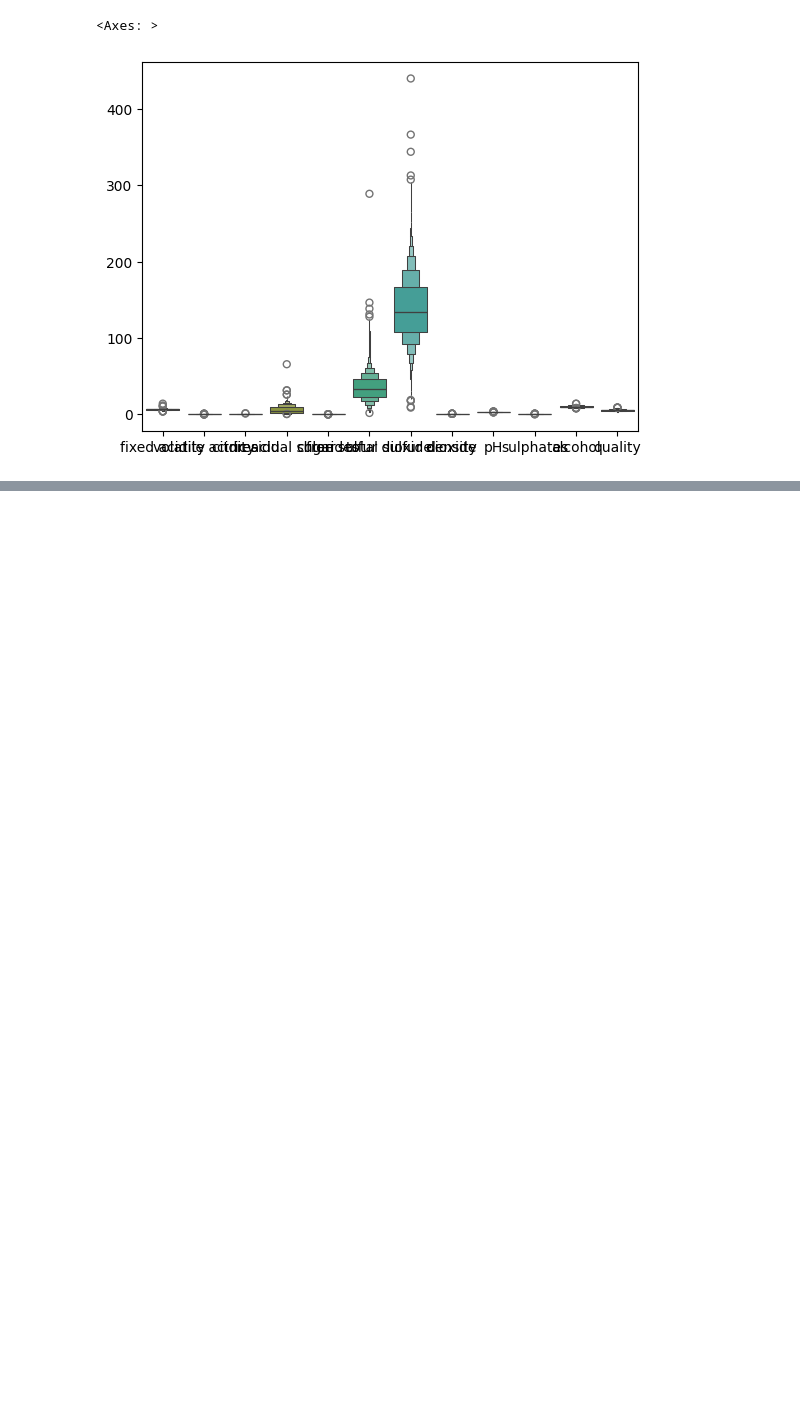
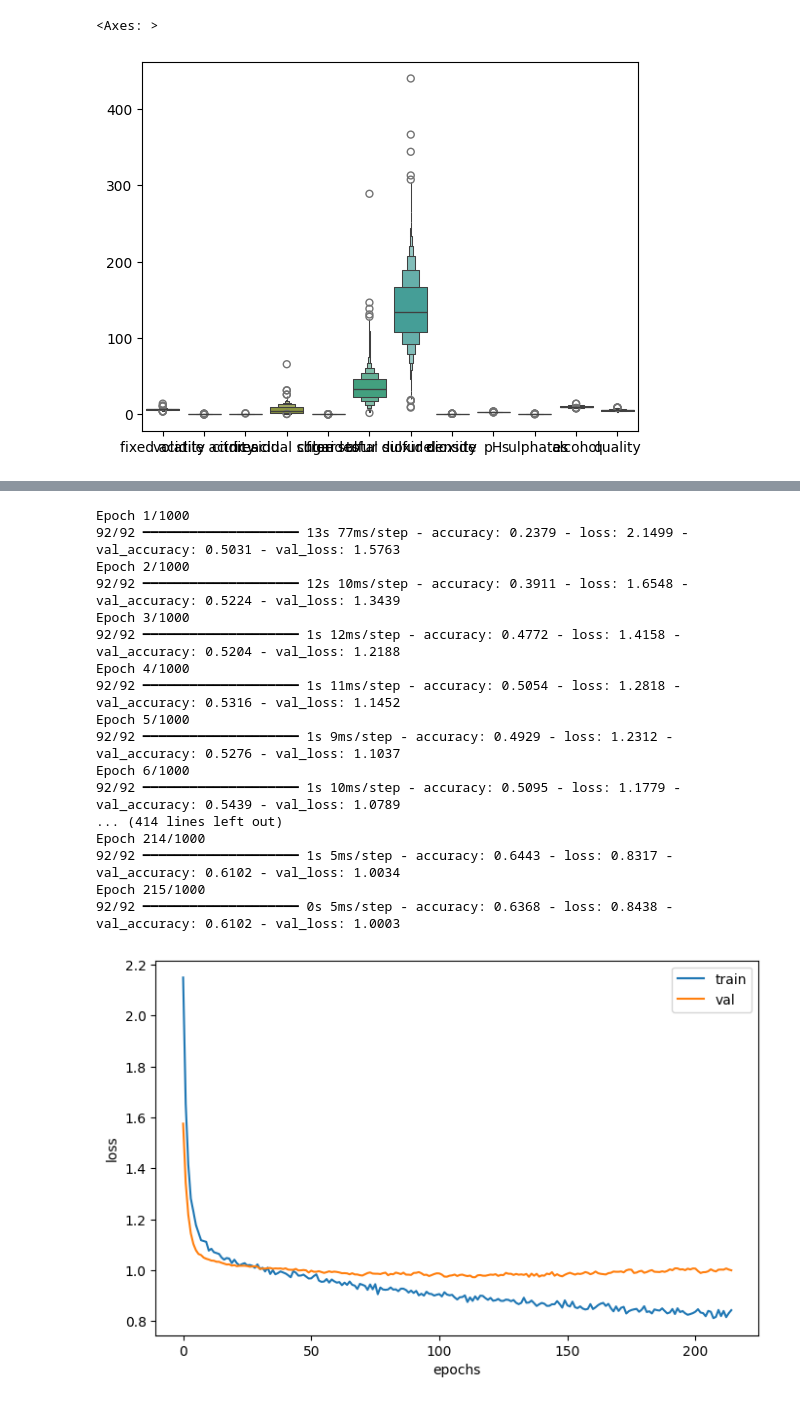
Before and after one commit to mandongs/fintech4, a Jupyter notebook: 07DeepLearning/04다중클래스분류_callback사용해 과적합 막고 최고 성능 모델 저장하기.ipynb, the cells around one changed output, grey strips where cells are left out. Cells and saved outputs as stored; diff of their text form; code cells hidden in the pictures; blank space fills up the shorter version.

```diff
--- a/07DeepLearning/04다중클래스분류_callback사용해 과적합 막고 최고 성능 모델 저장하기.ipynb
+++ b/07DeepLearning/04다중클래스분류_callback사용해 과적합 막고 최고 성능 모델 저장하기.ipynb
@@ -51,0 +286,12 @@ data['quality']
+# %%
+scv = StratifiedKFold(shuffle=True, random_state=42)
+params = dict(max_depth=[3,6,9,12,15],
+             n_estimators=[100, 300, 500, 1000, 1500, 2000])
+model = RandomForestClassifier(random_state=42, class_weight='balanced')
+randcv = RandomizedSearchCV(estimator=model, n_iter=50, param_distributions=params,
+                           cv=scv, random_state=42, n_jobs=-1)
+randcv.fit(rs_X_train, y_train)
+print("best_estimator: ", randcv.best_estimator_)
+print("best_params: ", randcv.best_params_)
+val_pred2 = randcv.predict(rs_X_valid)
+print(classification_report(y_valid, val_pred2))
@@ -51,0 +396,14 @@ data['quality']
+# %%
+model = Sequential()
+model.add(Input(shape=(rs_X_train.shape[1], )))
+model.add(Dense(128, activation='relu'))
+model.add(BatchNormalization())
+model.add(Dropout(0.3))
+model.add(Dense(64, activation='relu'))
+model.add(BatchNormalization())
+model.add(Dropout(0.3))
+model.add(Dense(32, activation='relu'))
+model.add(BatchNormalization())
+model.add(Dropout(0.2))
+model.add(Dense(n_class, activation='softmax'))
+model.summary()
@@ -51,0 +432,37 @@ data['quality']
+# %%
+model.compile(loss="sparse_categorical_crossentropy", optimizer='adam', metrics=['accuracy'])
+early_stop = EarlyStopping(patience=100, monitor="val_loss", restore_best_weights=True)
+os.makedirs("./model", exist_ok=True) # 디렉토리 자동 생성
+file_path = "./model/whitewine_dropout_best_model.keras" # 딥러닝으로 만든 모델 .keras
+checkpoint = ModelCheckpoint(filepath=file_path, save_best_only=True)
+history = model.fit(rs_X_train, y_train,
+                   epochs=1000,
+                   batch_size=32,
+                   validation_data=[rs_X_valid, y_valid],
+                   callbacks=[early_stop, checkpoint])
+plt.figure(figsize=(8,5))
+plt.plot(history.history['loss'])
+plt.plot(history.history['val_loss'])
+plt.xlabel('epochs')
+plt.ylabel('loss')
+plt.legend(['train', 'val'])
+plt.show()
+# %% [output]
+Epoch 1/1000
+92/92 ━━━━━━━━━━━━━━━━━━━━ 13s 77ms/step - accuracy: 0.2379 - loss: 2.1499 - val_accuracy: 0.5031 - val_loss: 1.5763
+Epoch 2/1000
+92/92 ━━━━━━━━━━━━━━━━━━━━ 12s 10ms/step - accuracy: 0.3911 - loss: 1.6548 - val_accuracy: 0.5224 - val_loss: 1.3439
+Epoch 3/1000
+92/92 ━━━━━━━━━━━━━━━━━━━━ 1s 12ms/step - accuracy: 0.4772 - loss: 1.4158 - val_accuracy: 0.5204 - val_loss: 1.2188
+Epoch 4/1000
+92/92 ━━━━━━━━━━━━━━━━━━━━ 1s 11ms/step - accuracy: 0.5054 - loss: 1.2818 - val_accuracy: 0.5316 - val_loss: 1.1452
+Epoch 5/1000
+92/92 ━━━━━━━━━━━━━━━━━━━━ 1s 9ms/step - accuracy: 0.4929 - loss: 1.2312 - val_accuracy: 0.5276 - val_loss: 1.1037
+Epoch 6/1000
+92/92 ━━━━━━━━━━━━━━━━━━━━ 1s 10ms/step - accuracy: 0.5095 - loss: 1.1779 - val_accuracy: 0.5439 - val_loss: 1.0789
+... (414 lines left out)
+Epoch 214/1000
+92/92 ━━━━━━━━━━━━━━━━━━━━ 1s 5ms/step - accuracy: 0.6443 - loss: 0.8317 - val_accuracy: 0.6102 - val_loss: 1.0034
+Epoch 215/1000
+92/92 ━━━━━━━━━━━━━━━━━━━━ 0s 5ms/step - accuracy: 0.6368 - loss: 0.8438 - val_accuracy: 0.6102 - val_loss: 1.0003
+[figure, added]
```
Also changed, not shown: parts of 32 cells of this notebook, 4 other files.
